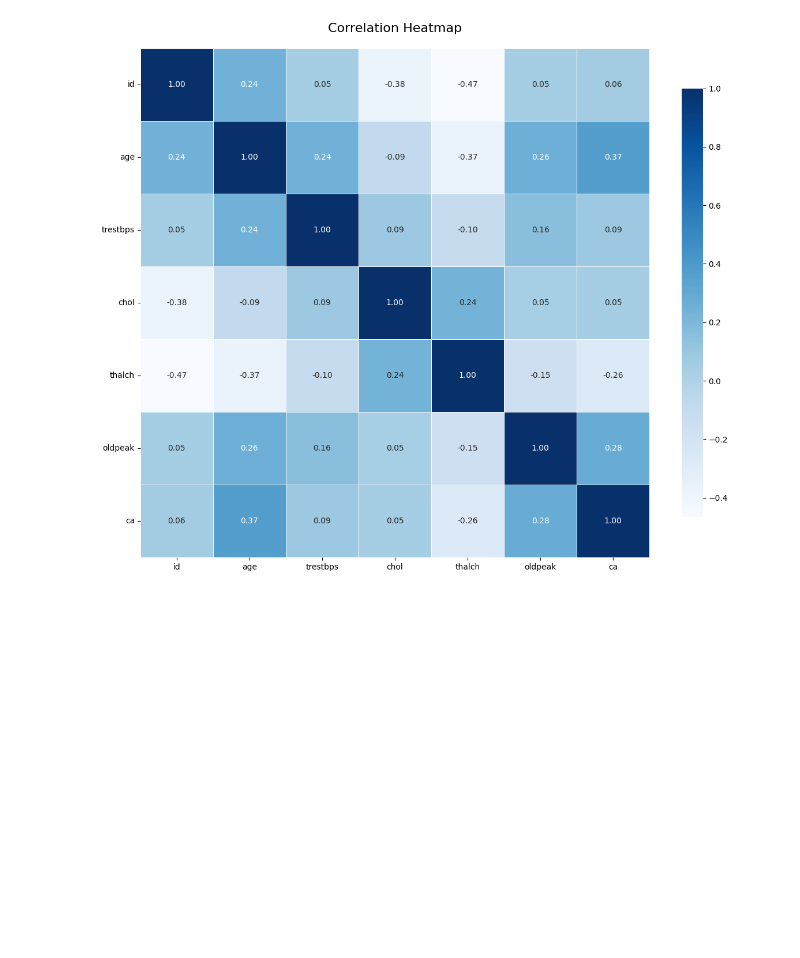
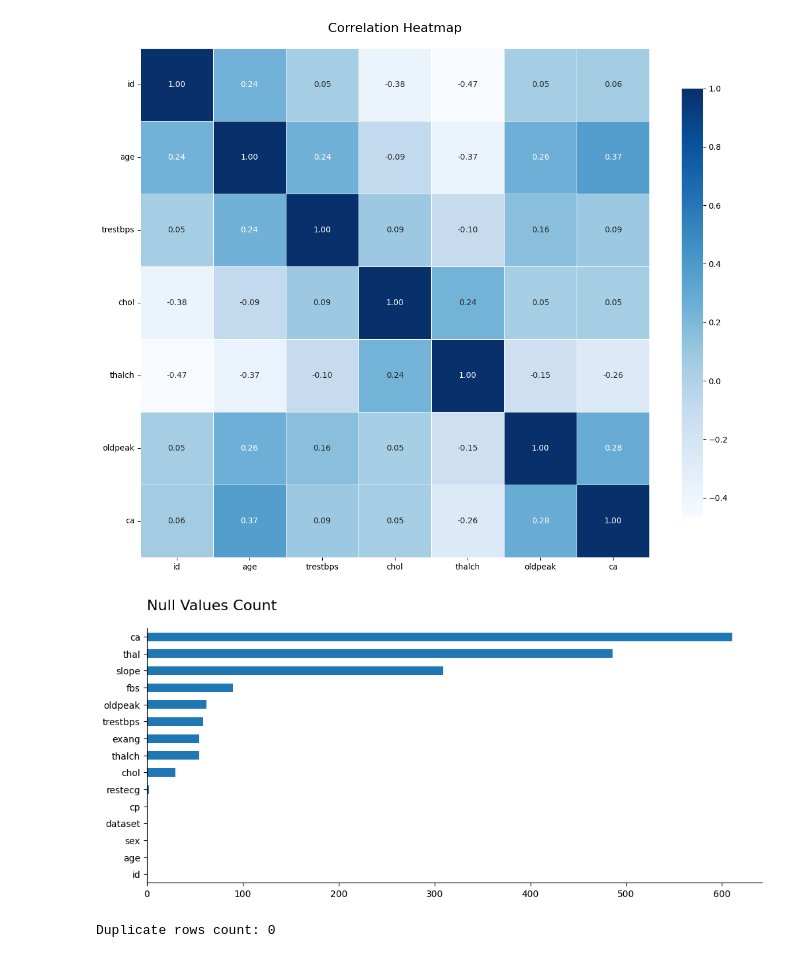
Before and after one commit to davidsmv/MachineLearningPortfolio, a Jupyter notebook: unsupervised_projects/1 - Clustering_For_Heart_Disease_Analysis.ipynb, the cells around one changed output. Cells and saved outputs as stored; diff of their text form; code cells hidden in the pictures; blank space fills up the shorter version.

```diff
--- a/unsupervised_projects/1 - Clustering_For_Heart_Disease_Analysis.ipynb
+++ b/unsupervised_projects/1 - Clustering_For_Heart_Disease_Analysis.ipynb
@@ -223,3 +316,23 @@ plt.tight_layout()
 plt.show()
 # %% [output]
 [figure]
+# %%
+# Null values count
+ax = df.isnull().sum().sort_values(ascending=True).plot(
+    kind="barh", figsize=(12, 5),
+    )
+ax.set_title(
+    "Null Values Count",
+    fontsize=16,
+    loc="left",
+    pad=20
+)
+ax.spines["top"].set_visible(False)
+ax.spines["right"].set_visible(False)
+# %% [output]
+[figure, added]
+# %%
+# Duplicate rows count
+print(f"Duplicate rows count: {df.duplicated().sum()}")
+# %% [output]
+Duplicate rows count: 0
```
Also changed, not shown: parts of 2 cells of this notebook.
